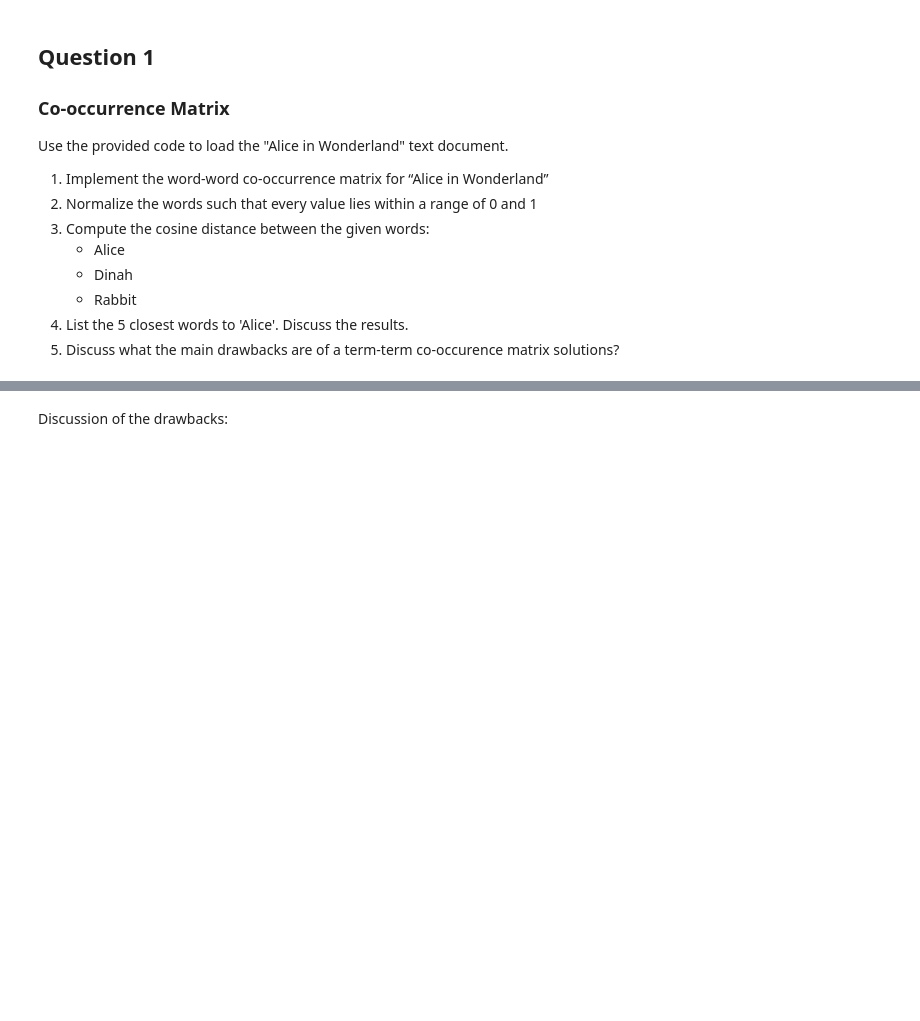
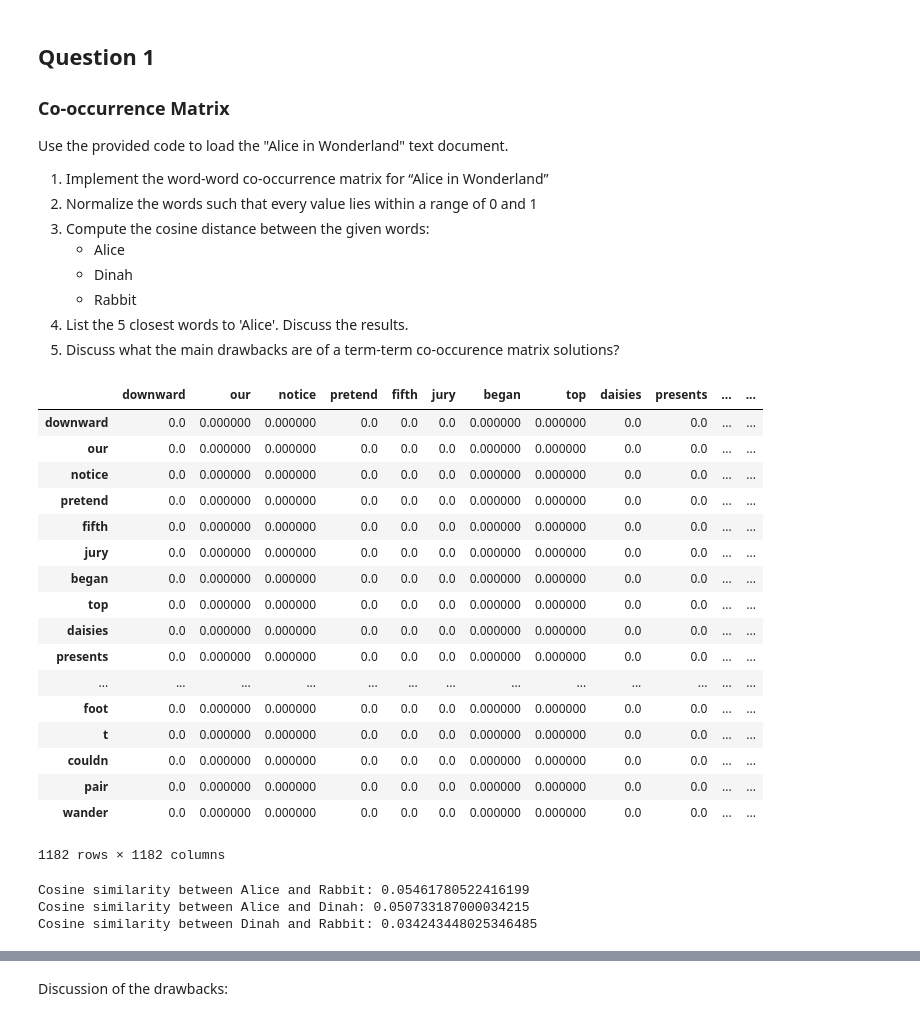
Before and after one commit to rrIrene/RecommenderSystem, a Jupyter notebook: assignment 1/Assignment 1.ipynb, the cells around one changed output, grey strips where cells are left out. Drawn from its saved outputs; the diff is of its cells as text; code cells hidden in the pictures; blank space fills up the shorter version.

```diff
--- a/assignment 1/Assignment 1.ipynb
+++ b/assignment 1/Assignment 1.ipynb
@@ -57,0 +52,69 @@ Use the provided code to load the "Alice in Wonderland" text document.
+# %%
+#create co-occurrence matrix
+import pandas as pd
+from sklearn import preprocessing
+
+#dataset with unique words as index
+words = list(tokenizer.word_index.keys())
+matrix = pd.DataFrame(words, columns=['words'])
+matrix.set_index('words', inplace=True)
+columns = pd.DataFrame(columns=words)
+matrix = pd.concat([matrix,columns])
+matrix = matrix.reindex(columns.columns, axis=1)
+matrix.fillna(0, inplace=True)
+
+#inverse index to get word by code
+inverse_index = dict((v,k) for k, v in tokenizer.word_index.items())
+
+#compute score for every word-word couple
+for word in words:
+    word_code = tokenizer.word_index.get(word)
+    for line in corpus:
+        indices = [i for i, x in enumerate(line) if x == word_code]
+        for i in indices:
+            for j in range(max(0, i-window_size_corpus), min(len(line), i+window_size_corpus+1)):
+                if word_code != line[j]:
+                    matrix[word][inverse_index.get(line[j])] += 1
+
+#normalize each sample
+normalized_values = preprocessing.normalize(matrix.values)
+matrix = pd.DataFrame(normalized_values, index=matrix.index, columns=matrix.columns)
+
+matrix
+# %% [output]
+|  | downward | our | notice | pretend | fifth | jury | began | top | daisies | presents | ... | ... |
+| downward | 0.0 | 0.000000 | 0.000000 | 0.0 | 0.0 | 0.0 | 0.000000 | 0.000000 | 0.0 | 0.0 | ... | ... |
+| our | 0.0 | 0.000000 | 0.000000 | 0.0 | 0.0 | 0.0 | 0.000000 | 0.000000 | 0.0 | 0.0 | ... | ... |
+| notice | 0.0 | 0.000000 | 0.000000 | 0.0 | 0.0 | 0.0 | 0.000000 | 0.000000 | 0.0 | 0.0 | ... | ... |
+| pretend | 0.0 | 0.000000 | 0.000000 | 0.0 | 0.0 | 0.0 | 0.000000 | 0.000000 | 0.0 | 0.0 | ... | ... |
+| fifth | 0.0 | 0.000000 | 0.000000 | 0.0 | 0.0 | 0.0 | 0.000000 | 0.000000 | 0.0 | 0.0 | ... | ... |
+| jury | 0.0 | 0.000000 | 0.000000 | 0.0 | 0.0 | 0.0 | 0.000000 | 0.000000 | 0.0 | 0.0 | ... | ... |
+| began | 0.0 | 0.000000 | 0.000000 | 0.0 | 0.0 | 0.0 | 0.000000 | 0.000000 | 0.0 | 0.0 | ... | ... |
+| top | 0.0 | 0.000000 | 0.000000 | 0.0 | 0.0 | 0.0 | 0.000000 | 0.000000 | 0.0 | 0.0 | ... | ... |
+| daisies | 0.0 | 0.000000 | 0.000000 | 0.0 | 0.0 | 0.0 | 0.000000 | 0.000000 | 0.0 | 0.0 | ... | ... |
+| presents | 0.0 | 0.000000 | 0.000000 | 0.0 | 0.0 | 0.0 | 0.000000 | 0.000000 | 0.0 | 0.0 | ... | ... |
+| ... | ... | ... | ... | ... | ... | ... | ... | ... | ... | ... | ... | ... |
+| foot | 0.0 | 0.000000 | 0.000000 | 0.0 | 0.0 | 0.0 | 0.000000 | 0.000000 | 0.0 | 0.0 | ... | ... |
+| t | 0.0 | 0.000000 | 0.000000 | 0.0 | 0.0 | 0.0 | 0.000000 | 0.000000 | 0.0 | 0.0 | ... | ... |
+| couldn | 0.0 | 0.000000 | 0.000000 | 0.0 | 0.0 | 0.0 | 0.000000 | 0.000000 | 0.0 | 0.0 | ... | ... |
+| pair | 0.0 | 0.000000 | 0.000000 | 0.0 | 0.0 | 0.0 | 0.000000 | 0.000000 | 0.0 | 0.0 | ... | ... |
+| wander | 0.0 | 0.000000 | 0.000000 | 0.0 | 0.0 | 0.0 | 0.000000 | 0.000000 | 0.0 | 0.0 | ... | ... |
+1182 rows × 1182 columns
+# %%
+#find cosine similarity to Alice, Dinah and Rabbit
+
+alice_vector = matrix['alice'].values.reshape(1, -1)
+rabbit_vector = matrix['rabbit'].values.reshape(1, -1)
+dinah_vector = matrix['dinah'].values.reshape(1, -1)
+
+alice_vs_rabbit = cosine_similarity(alice_vector, rabbit_vector)
+alice_vs_dinah = cosine_similarity(alice_vector, dinah_vector)
+dinah_vs_rabbit = cosine_similarity(dinah_vector, rabbit_vector)
+
+print("Cosine similarity between Alice and Rabbit: " + str(alice_vs_rabbit[0][0]))
+print("Cosine similarity between Alice and Dinah: " + str(alice_vs_dinah[0][0]))
+print("Cosine similarity between Dinah and Rabbit: " + str(dinah_vs_rabbit[0][0]))
+# %% [output]
+Cosine similarity between Alice and Rabbit: 0.05461780522416199
+Cosine similarity between Alice and Dinah: 0.050733187000034215
+Cosine similarity between Dinah and Rabbit: 0.034243448025346485
```
Also changed, not shown: parts of 6 cells of this notebook, 1 other file.
